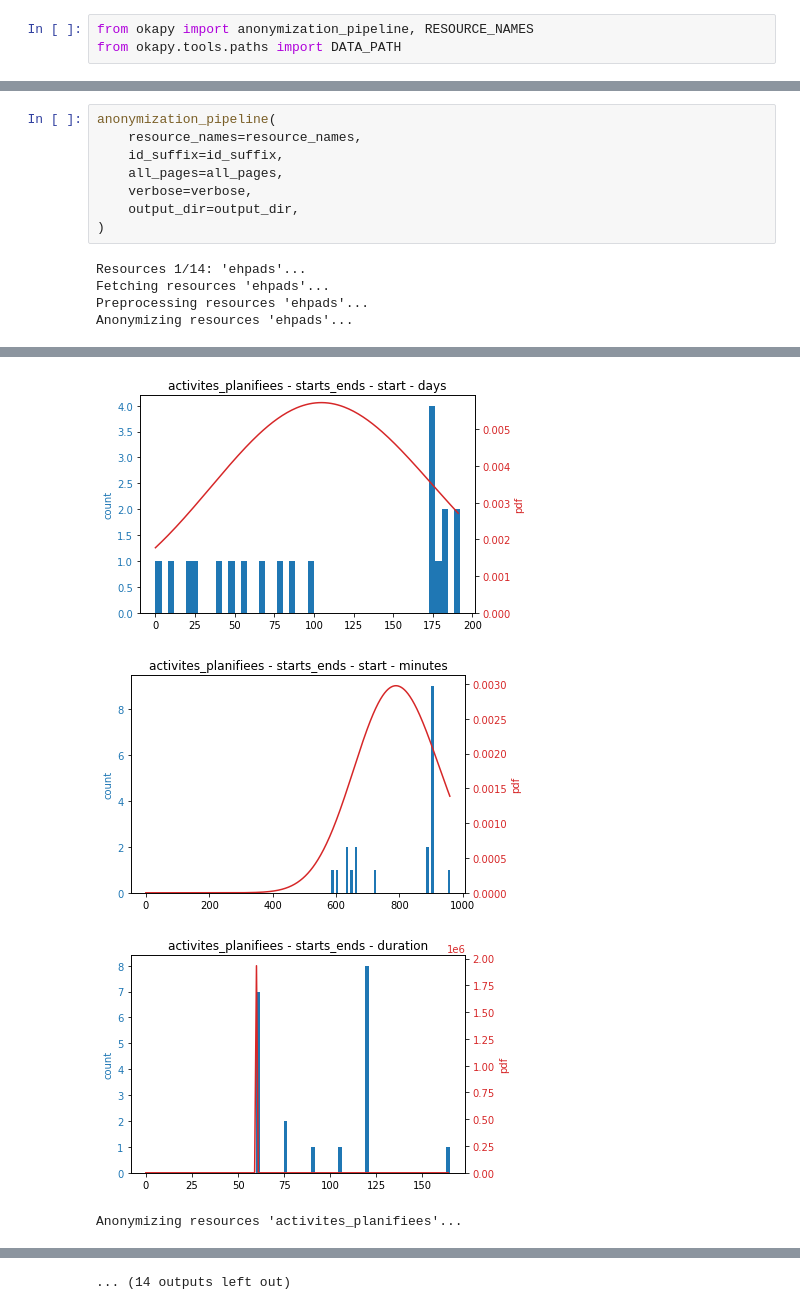
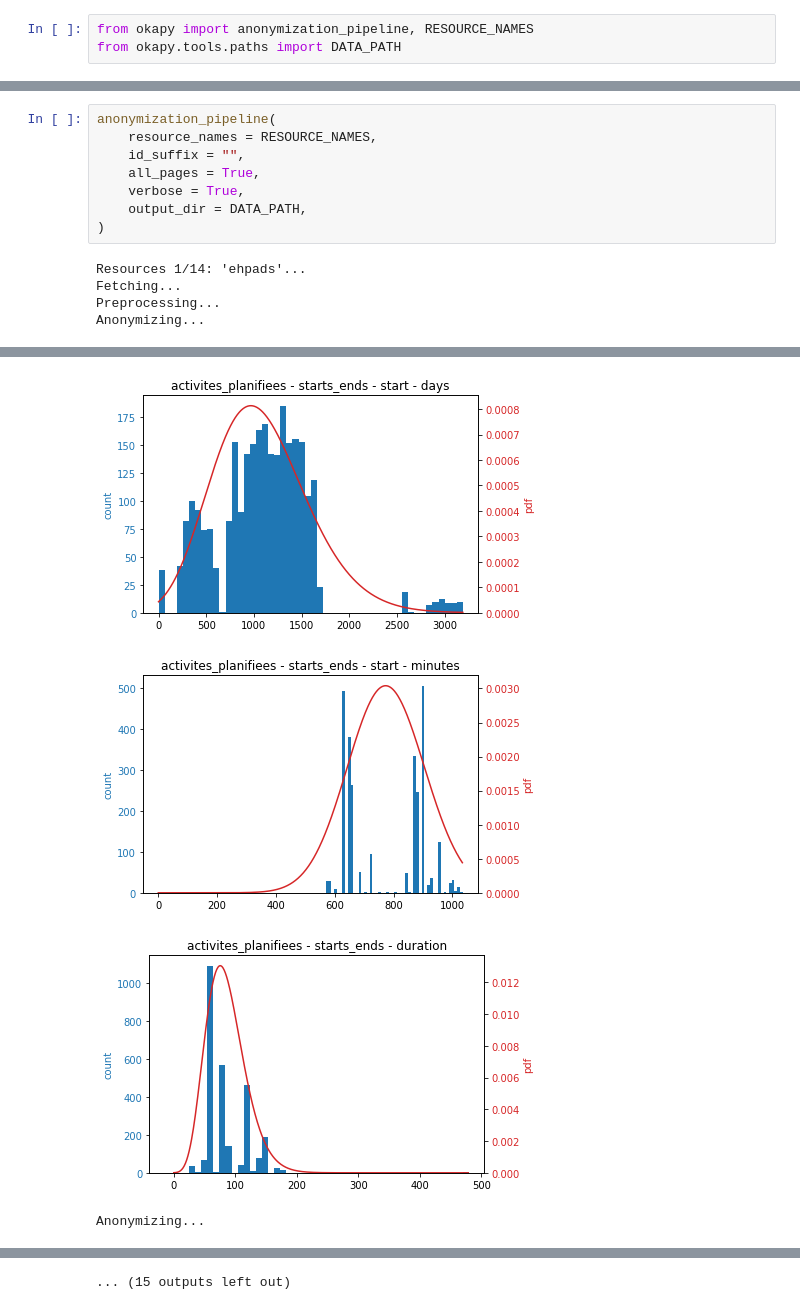
Before and after one commit to arkhn/fhir-synthesizer, a Jupyter notebook: notebooks/demo.ipynb, the cells around one changed output, grey strips where cells are left out. Drawn from its saved outputs; the diff is of its cells as text.

```diff
--- a/notebooks/demo.ipynb
+++ b/notebooks/demo.ipynb
@@ -13,13 +7,13 @@ output_dir = DATA_PATH
 # %%
 anonymization_pipeline(
-    resource_names=resource_names,
-    id_suffix=id_suffix,
-    all_pages=all_pages,
-    verbose=verbose,
-    output_dir=output_dir,
+    resource_names = RESOURCE_NAMES,
+    id_suffix = "",
+    all_pages = True,
+    verbose = True,
+    output_dir = DATA_PATH,
 )
 # %% [output]
 Resources 1/14: 'ehpads'...
-Fetching resources 'ehpads'...
-Preprocessing resources 'ehpads'...
-Anonymizing resources 'ehpads'...
+Fetching...
+Preprocessing...
+Anonymizing...
@@ -55,4 +61,4 @@ activites_planifiees - n_patients (20): {'2', '1'}
-[figure, old version]
+[figure, new version]
-[figure, old version]
+[figure, new version]
-[figure, old version]
+[figure, new version]
-Anonymizing resources 'activites_planifiees'...
+Anonymizing...
@@ -67 +75 @@ Anonymizing resources 'soins_planifies'...
-... (14 outputs left out)
+... (15 outputs left out)
```
Also changed, not shown: parts of 2 cells of this notebook, 3 other files.
